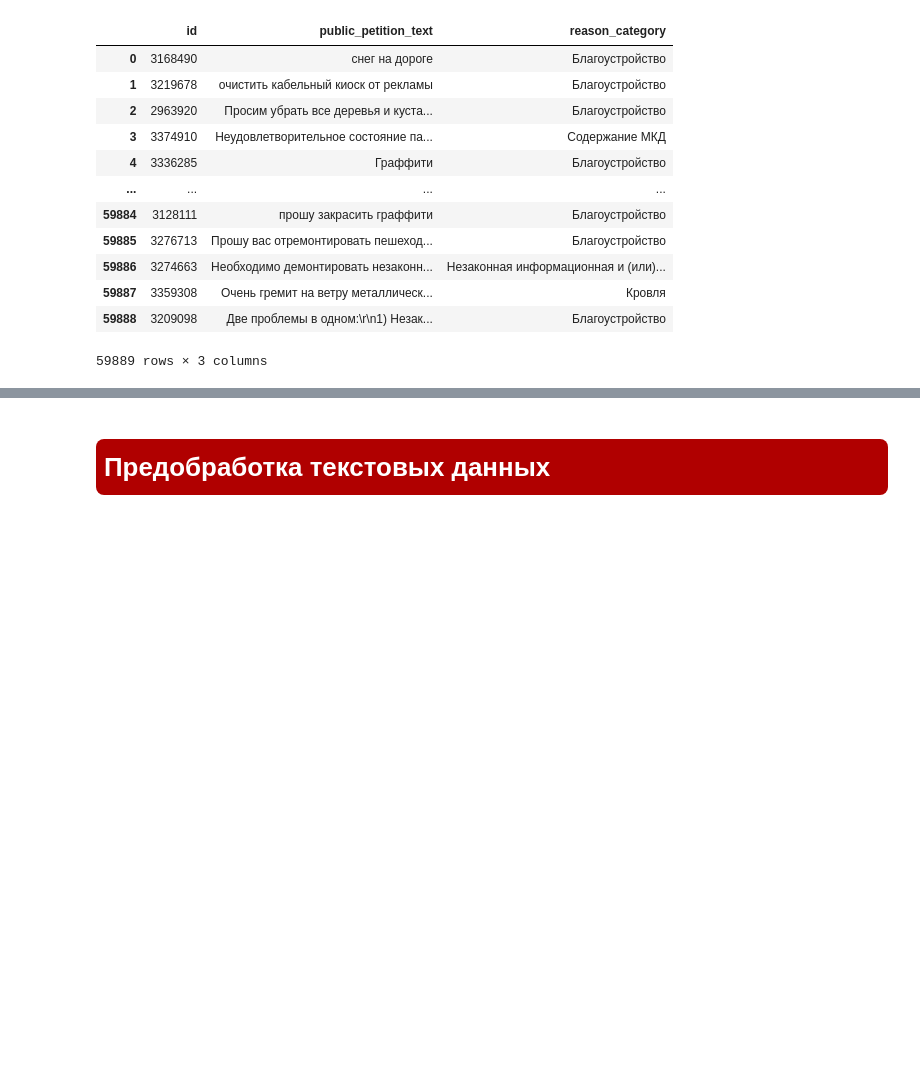
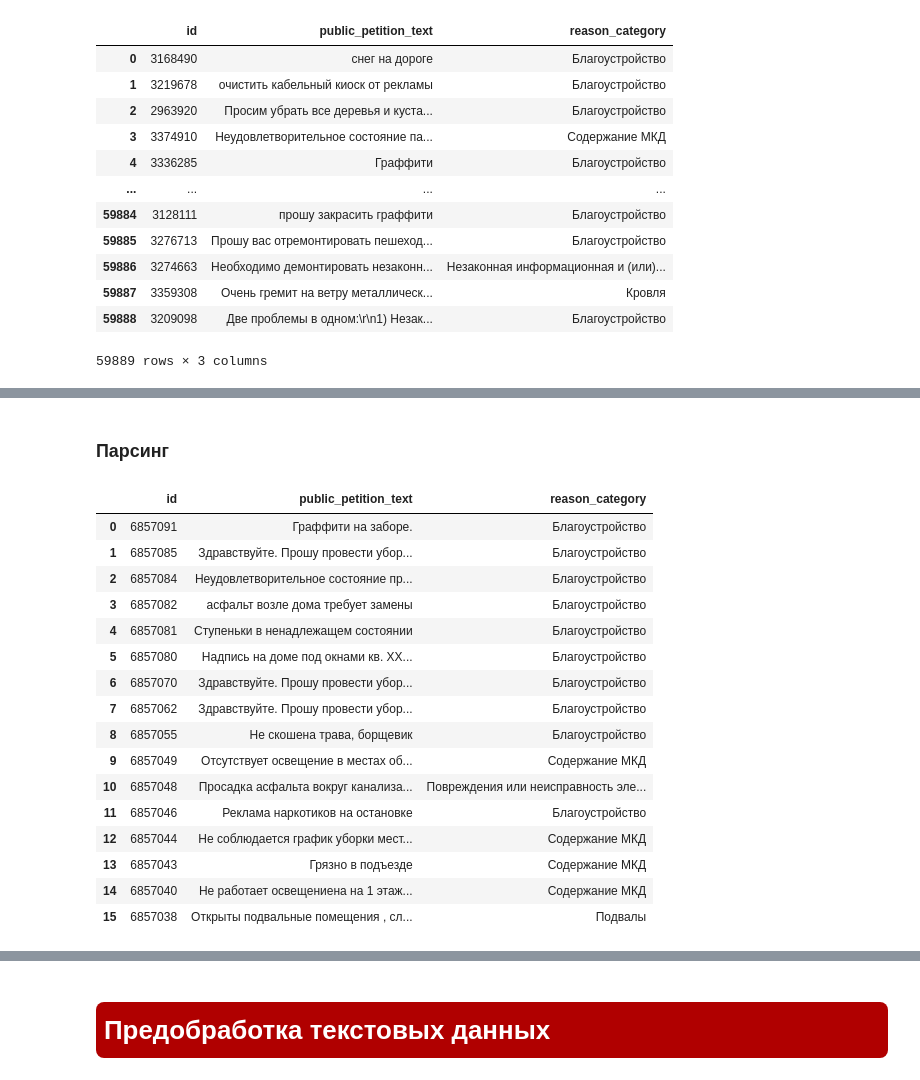
Before and after one commit to ProbablyNotBestUsername/mlabg, a Jupyter notebook: Group Project/Comandprojectnlp.ipynb, the cells around one changed output, grey strips where cells are left out. Saved outputs shown, nothing was run; the diff lists cells and outputs as text; code cells hidden in the pictures; blank space fills up the shorter version.

```diff
--- a/Group Project/Comandprojectnlp.ipynb
+++ b/Group Project/Comandprojectnlp.ipynb
@@ -52,0 +61,2 @@ df
+# %% [markdown]
+### Парсинг
@@ -52,0 +128,20 @@ df
+# %%
+reports_df
+# %% [output]
+|  | id | public_petition_text | reason_category |
+| 0 | 6857091 | Граффити на заборе. | Благоустройство |
+| 1 | 6857085 | Здравствуйте. Прошу провести убор... | Благоустройство |
+| 2 | 6857084 | Неудовлетворительное состояние пр... | Благоустройство |
+| 3 | 6857082 | асфальт возле дома требует замены | Благоустройство |
+| 4 | 6857081 | Ступеньки в ненадлежащем состоянии | Благоустройство |
+| 5 | 6857080 | Надпись на доме под окнами кв. XX... | Благоустройство |
+| 6 | 6857070 | Здравствуйте. Прошу провести убор... | Благоустройство |
+| 7 | 6857062 | Здравствуйте. Прошу провести убор... | Благоустройство |
+| 8 | 6857055 | Не скошена трава, борщевик | Благоустройство |
+| 9 | 6857049 | Отсутствует освещение в местах об... | Содержание МКД |
+| 10 | 6857048 | Просадка асфальта вокруг канализа... | Повреждения или неисправность эле... |
+| 11 | 6857046 | Реклама наркотиков на остановке | Благоустройство |
+| 12 | 6857044 | Не соблюдается график уборки мест... | Содержание МКД |
+| 13 | 6857043 | Грязно в подъезде | Содержание МКД |
+| 14 | 6857040 | Не работает освещениена на 1 этаж... | Содержание МКД |
+| 15 | 6857038 | Открыты подвальные помещения , сл... | Подвалы |
```
Also changed, not shown: parts of 15 cells of this notebook, 2 other files.
